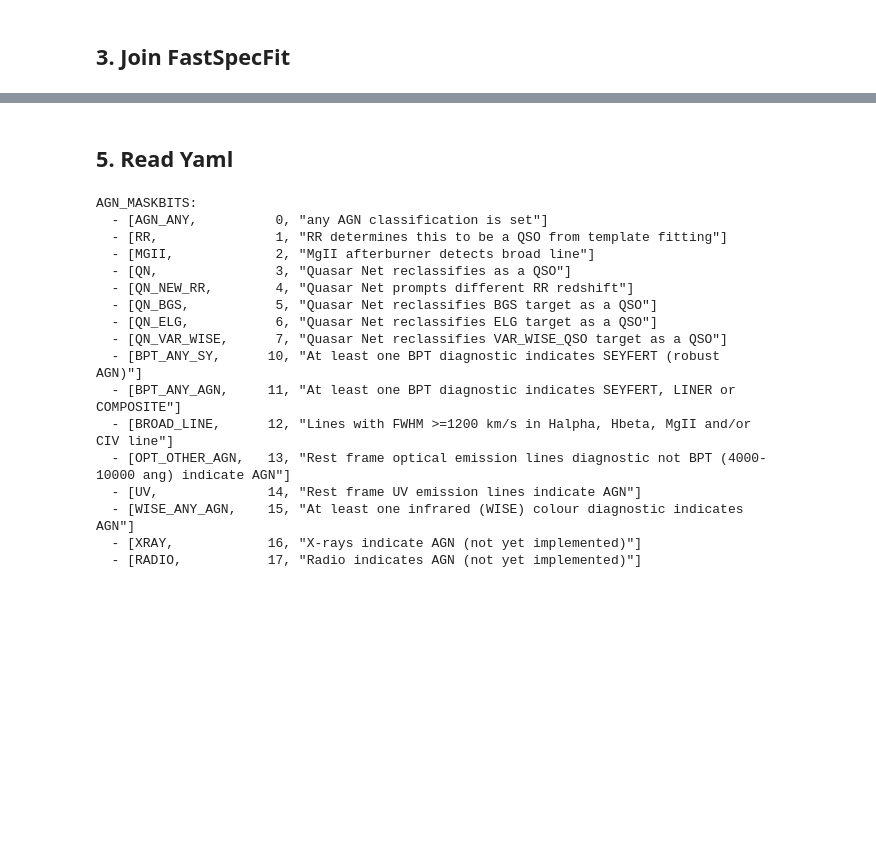
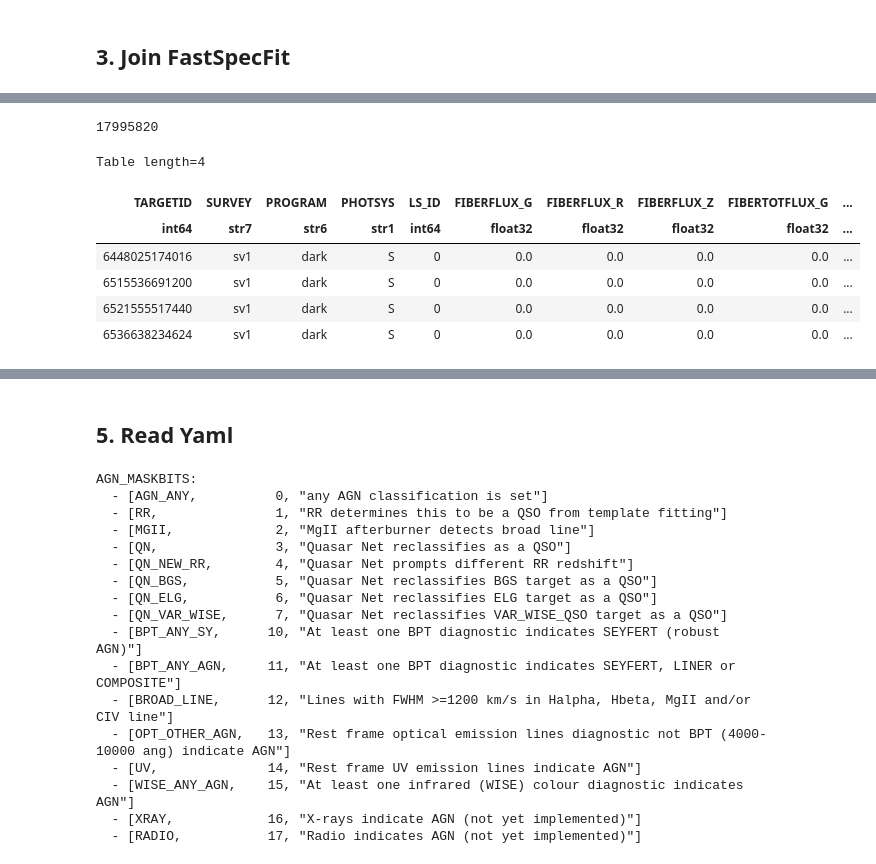
Before and after one commit to cosmodesi/desigaldev, a Jupyter notebook: AgnCats/notebooks/AGNQSO_summary_cat.ipynb, the cells around one changed output, grey strips where cells are left out. Saved outputs shown, nothing was run; the diff lists cells and outputs as text; code cells hidden in the pictures; blank space fills up the shorter version.

```diff
--- a/AgnCats/notebooks/AGNQSO_summary_cat.ipynb
+++ b/AgnCats/notebooks/AGNQSO_summary_cat.ipynb
@@ -431,22 +448,22 @@ T_qsom_zpixsum['QN_C_LINE_SECOND_BEST'] = [sorted(l)[-2] for l in (a.T).tolist()
 # %%
-## SJ: could downselect to the list for Extension 2 (e.g., remove the VSHIFT and unnecessary cols)
+## SJ: downselected closer to the list for Extension 2 (e.g., removed the VSHIFT and unnecessary cols)
 fsf_data_cols=['TARGETID','SURVEY','PROGRAM','LOGMSTAR',\
-               'CIV_1549_FLUX','CIV_1549_FLUX_IVAR', 'CIV_1549_VSHIFT','CIV_1549_SIGMA',\
-               'MGII_2796_FLUX','MGII_2796_FLUX_IVAR', 'MGII_2796_VSHIFT','MGII_2796_SIGMA',\
+               'CIV_1549_FLUX','CIV_1549_FLUX_IVAR', 'CIV_1549_SIGMA',\
+               'MGII_2796_FLUX','MGII_2796_FLUX_IVAR', 'MGII_2796_SIGMA',\
                'MGII_2803_FLUX','MGII_2803_FLUX_IVAR', 'MGII_2803_SIGMA',\
                'OII_3726_FLUX','OII_3726_FLUX_IVAR','OII_3726_EW','OII_3726_EW_IVAR',\
                'OII_3729_FLUX','OII_3729_FLUX_IVAR','OII_3729_EW','OII_3729_EW_IVAR',\
-               'NEV_3426_FLUX','NEV_3426_FLUX_IVAR','NEV_3426_VSHIFT','NEV_3426_SIGMA',\
+               'NEV_3426_FLUX','NEV_3426_FLUX_IVAR',\
                'HEII_4686_FLUX','HEII_4686_FLUX_IVAR',\
-               'HBETA_EW','HBETA_EW_IVAR','HBETA_FLUX','HBETA_FLUX_IVAR','HBETA_VSHIFT','HBETA_SIGMA',\
-               'HBETA_BROAD_FLUX', 'HBETA_BROAD_FLUX_IVAR', 'HBETA_BROAD_VSHIFT','HBETA_BROAD_SIGMA','HBETA_BROAD_CHI2',\
-               'OIII_5007_FLUX','OIII_5007_FLUX_IVAR','OIII_5007_VSHIFT','OIII_5007_SIGMA',\
-               'OI_6300_FLUX','OI_6300_FLUX_IVAR','OI_6300_VSHIFT','OI_6300_SIGMA',\
-               'HALPHA_EW', 'HALPHA_FLUX','HALPHA_FLUX_IVAR','HALPHA_VSHIFT','HALPHA_SIGMA', \
+               'HBETA_EW','HBETA_EW_IVAR','HBETA_FLUX','HBETA_FLUX_IVAR',\
+               'HBETA_BROAD_FLUX', 'HBETA_BROAD_FLUX_IVAR', 'HBETA_BROAD_SIGMA','HBETA_BROAD_CHI2',\
+               'OIII_5007_FLUX','OIII_5007_FLUX_IVAR','OIII_5007_SIGMA',\
+               'OI_6300_FLUX','OI_6300_FLUX_IVAR',\
+               'HALPHA_EW','HALPHA_EW_IVAR', 'HALPHA_FLUX','HALPHA_FLUX_IVAR', \
                'HALPHA_BROAD_FLUX','HALPHA_BROAD_FLUX_IVAR','HALPHA_BROAD_VSHIFT','HALPHA_BROAD_SIGMA',\
-               'NII_6584_FLUX','NII_6584_FLUX_IVAR','NII_6584_VSHIFT','NII_6584_SIGMA',\
-               'SII_6716_FLUX','SII_6716_FLUX_IVAR','SII_6716_VSHIFT','SII_6716_SIGMA',\
-               'SII_6731_FLUX','SII_6731_FLUX_IVAR','SII_6731_VSHIFT','SII_6731_SIGMA']
+               'NII_6584_FLUX','NII_6584_FLUX_IVAR',\
+               'SII_6716_FLUX','SII_6716_FLUX_IVAR',\
+               'SII_6731_FLUX','SII_6731_FLUX_IVAR']
 
 fsf_meta_cols=['TARGETID','SURVEY','PROGRAM','PHOTSYS','LS_ID',\
                'FIBERFLUX_G','FIBERFLUX_R','FIBERFLUX_Z','FIBERTOTFLUX_G','FIBERTOTFLUX_R','FIBERTOTFLUX_Z',\
@@ -474,5 +482,6 @@ Wall time: 3min
 # %%
 %%time
-T_fsf_cut = join(fsf_m_cut, fsf_t_cut, join_type='left', keys=keys_for_join)
-T_fsf = join(T_qsom_zpixsum, T_fsf_cut, join_type='left', keys=keys_for_join)
+## Really slow with join; is it faster to use hstack? Yes, much faster!
+T_fsf_cut = hstack([fsf_m_cut, fsf_t_cut], join_type='inner')
+#T_fsf_cut = join(fsf_m_cut, fsf_t_cut, join_type='left', keys=keys_for_join)
 # %% [output]
@@ -480,0 +499,12 @@ Wall time: 2min 50s
+# %%
+print(len(T_fsf_cut))
+T_fsf_cut[:4]
+# %% [output]
+17995820
+Table length=4
+| TARGETID | SURVEY | PROGRAM | PHOTSYS | LS_ID | FIBERFLUX_G | FIBERFLUX_R | FIBERFLUX_Z | FIBERTOTFLUX_G | ... |
+| int64 | str7 | str6 | str1 | int64 | float32 | float32 | float32 | float32 | ... |
+| 6448025174016 | sv1 | dark | S | 0 | 0.0 | 0.0 | 0.0 | 0.0 | ... |
+| 6515536691200 | sv1 | dark | S | 0 | 0.0 | 0.0 | 0.0 | 0.0 | ... |
+| 6521555517440 | sv1 | dark | S | 0 | 0.0 | 0.0 | 0.0 | 0.0 | ... |
+| 6536638234624 | sv1 | dark | S | 0 | 0.0 | 0.0 | 0.0 | 0.0 | ... |
```
Also changed, not shown: parts of 63 cells of this notebook, 5 other files.
